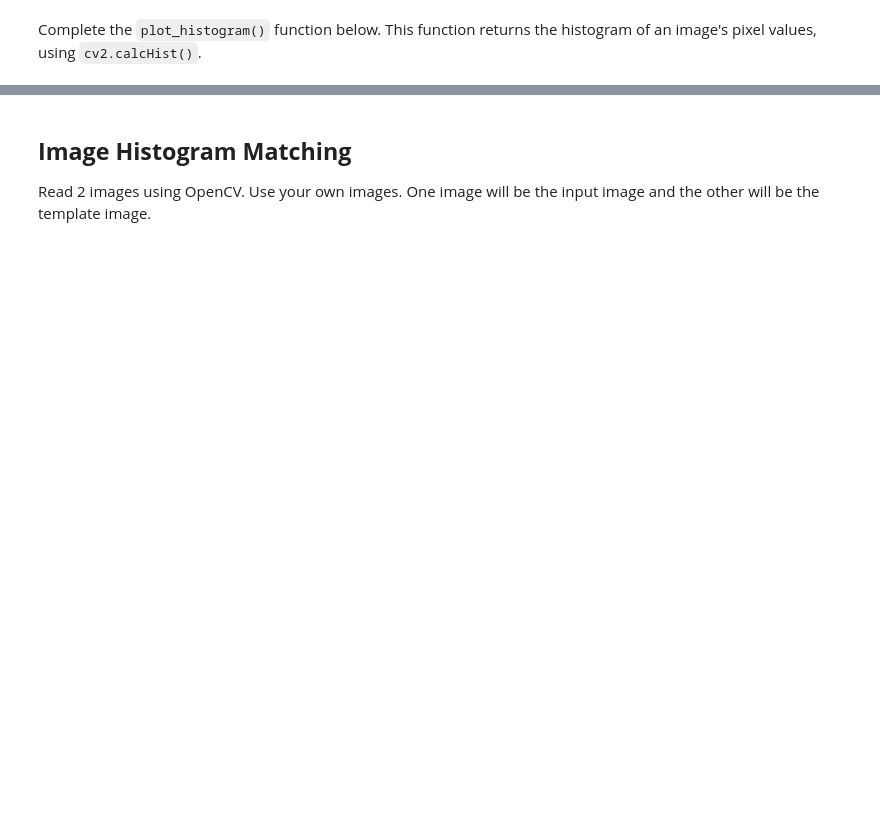
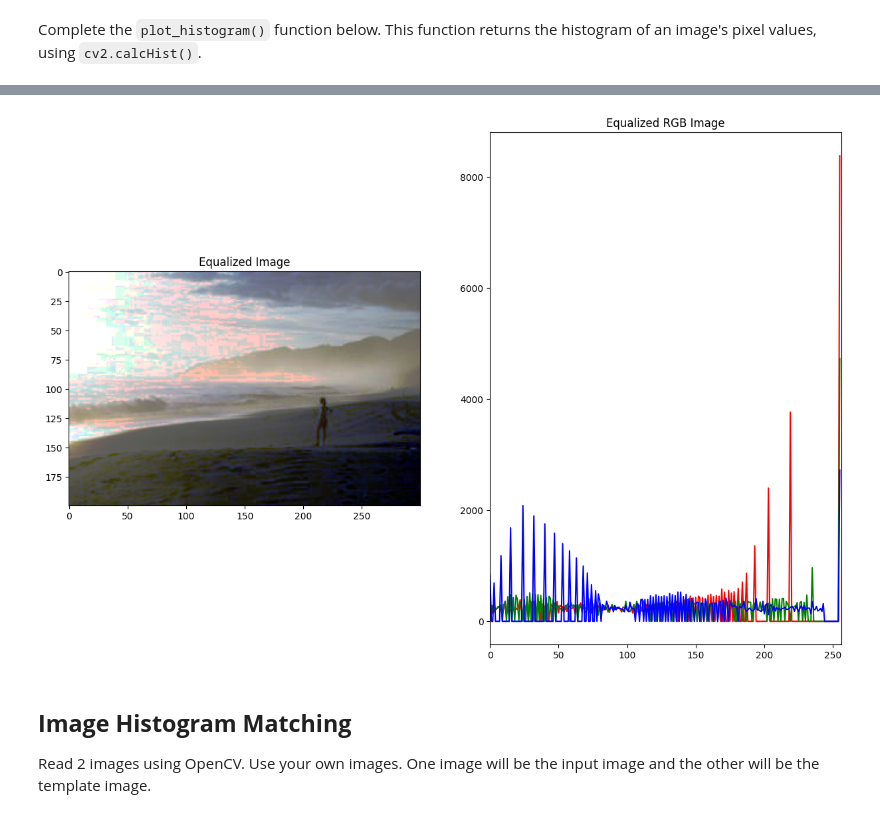
Before and after one commit to sitthatot/Lab2_image-Enchantment, a Jupyter notebook: Lab2_2_Image-Enhancement-with-Statistical-Operation.ipynb, the cells around one changed output, grey strips where cells are left out. Cells and saved outputs as stored; diff of their text form; code cells hidden in the pictures; blank space fills up the shorter version.

```diff
--- a/Lab2_2_Image-Enhancement-with-Statistical-Operation.ipynb
+++ b/Lab2_2_Image-Enhancement-with-Statistical-Operation.ipynb
@@ -90,3 +78,23 @@ Display the output like the reference image below using subplot, where the first
+# %%
+### START CODE HERE ###
+fig, axs = plt.subplots(1,2, figsize=(15, 10))
+r = img[:,:,0]
+g = img[:,:,1]
+b = img[:,:,2]
+
+r_eq = cv2.equalizeHist(r)
+g_eq = cv2.equalizeHist(g)
+b_eq = cv2.equalizeHist(b)
+
+img_rgb_eq = cv2.merge((r_eq, g_eq, b_eq))
+axs[0].set_title("Equalized Image")
+axs[0].imshow(img_rgb_eq)
+axs[1].set_title("Equalized RGB Image")
+plot_histogram(img_rgb_eq)
+plt.show()
+### END CODE HERE ###
+# %% [output]
+[figure, added]
 # %% [markdown]
 ## **Image Histogram Matching**
 Read 2 images using OpenCV. Use your own images. One image will be the input image and the other will be the template image.
```
Also changed, not shown: parts of 8 cells of this notebook.
